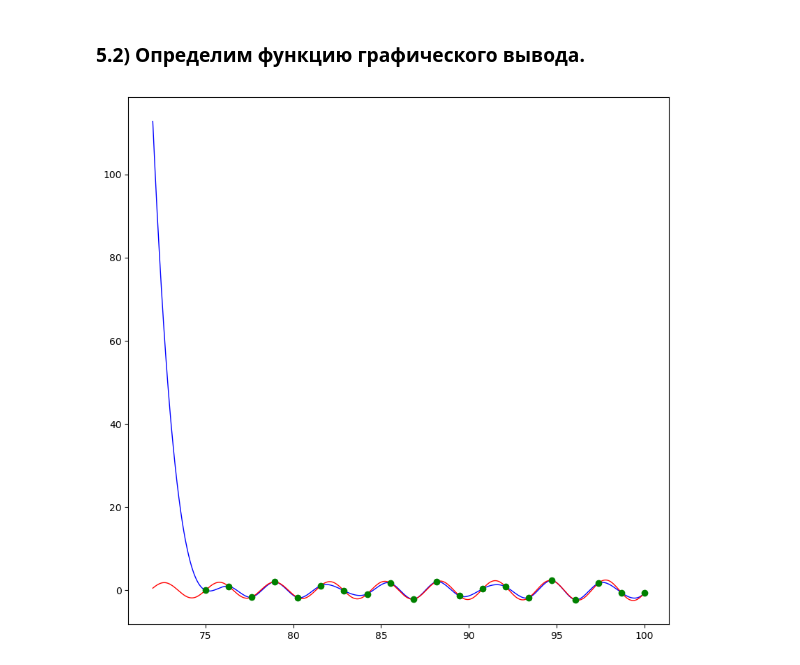
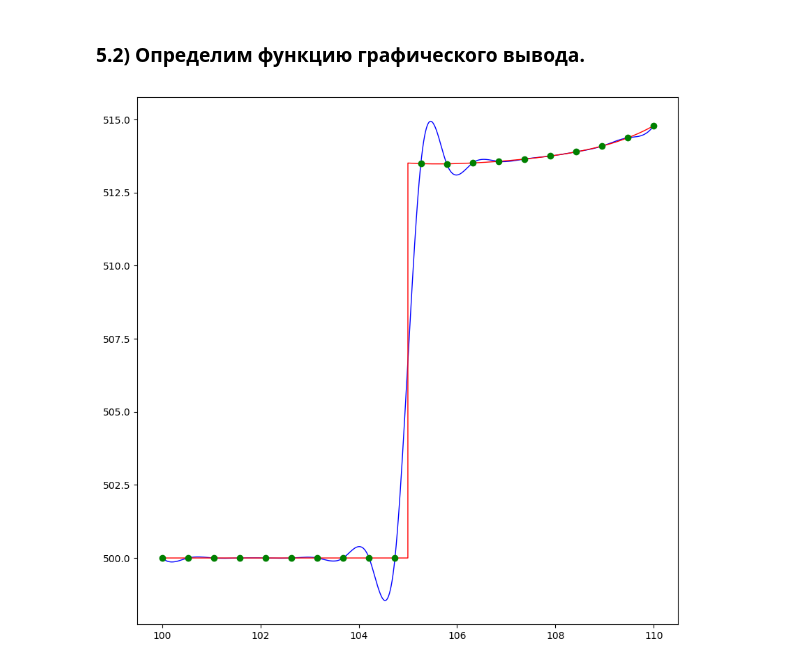
Before and after one commit to Kaizr154/CM2_1, a Jupyter notebook: Python/Первая практика. Mark 2..ipynb, the cells around one changed output. Cells and saved outputs as stored; diff of their text form; code cells hidden in the pictures.

````diff
--- a/Python/Первая практика. Mark 2..ipynb
+++ b/Python/Первая практика. Mark 2..ipynb
@@ -57,12 +57,10 @@ def tridiagonal_matrix_algorythm(init_A, init_b):
 Данная функция получает в качестве входного значения $x$, возвращая значение $x^\frac{\cos{\frac{x}{2}}}{3} + \frac{x}{8}$ со смещением на 500.0 для наглядности.
 # %%
 def real_function(x):
-    #if x > 105. :
-    #    #return math.cos(x)
-    #    return 500. + x**(math.cos(x / 2) / 3) + x/8
-    #else :
-    #    return 500
-        return x / 40 * math.sin(2*x + math.pi/4)
+    if x > 105. :
+        return 500. + x**(math.cos(x / 2) / 3) + x/8
+    else :
+        return 500
 # %% [markdown]
 ## Шаг 3.
 ### 3.1) Реализуем определение значений $x_i$ , $y_i$.
@@ -91,8 +89,8 @@ y[0] = real_fun(x[0])
 y[N - 1] = real_fun(x[N - 1])
  ```
 # %%
-boundary_condition_A = 75.
-boundary_condition_B = 100.
+boundary_condition_A = 100.
+boundary_condition_B = 110.
 N = 20
 x = numpy.zeros(shape=(N), dtype=numpy.float64(0.))
 y = numpy.zeros(shape=(x.shape[0]), dtype=numpy.float64(0.))
@@ -191,13 +189,13 @@ def get_graph(inputed_x, inline_function):
         drawner[i] = inline_function(drawx[i])
     return drawner
 # %%
-drawx = numpy.arange(x[0] - 3., x[n - 1], 0.001)
+drawx = numpy.arange(x[0], x[n - 1], 0.001)
 drawner = get_graph(drawx, fun)
 plt.figure(num=None, figsize=(10, 10), dpi=100, facecolor='w', edgecolor='k')
 curve1, = plt.plot(drawx, drawner, 'b-', linewidth=1.)
 drawner = get_graph(drawx, real_function)
 curve2, = plt.plot(drawx, drawner, 'r-', linewidth=1.)
 curve3, = plt.plot(x, y, 'go')
 plt.show()
 # %% [output]
-[figure, old version]
+[figure, new version]
````
Also changed, not shown: parts of 1 cell of this notebook.
